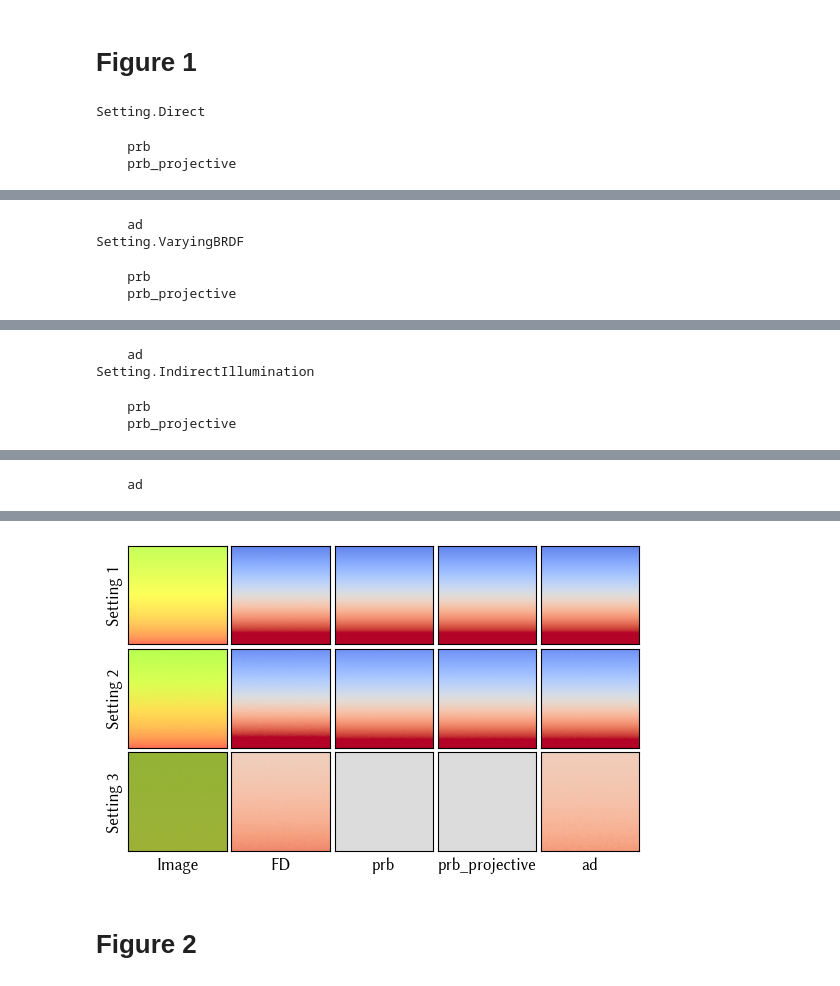
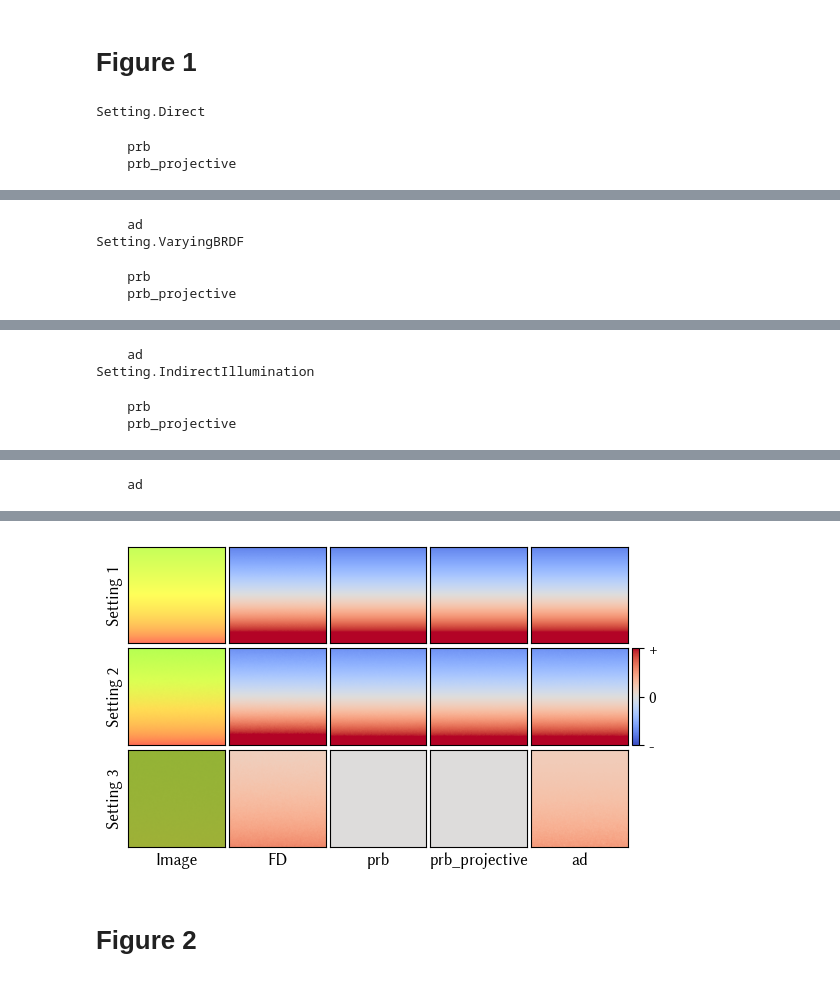
Before and after one commit to mworchel/mitsuba-missing-term, a Jupyter notebook: case_1_indirect_from_spatially_varying_emitter.ipynb, the cells around one changed output, grey strips where cells are left out. Saved outputs shown, nothing was run; the diff lists cells and outputs as text; code cells hidden in the pictures.

Commit message:
Add colorbar to Fig.1

```diff
--- a/case_1_indirect_from_spatially_varying_emitter.ipynb
+++ b/case_1_indirect_from_spatially_varying_emitter.ipynb
@@ -184,7 +184,7 @@ integrators = ["prb", "prb_projective", "ad"]
 settings    = [Setting.Direct, Setting.VaryingBRDF, Setting.IndirectIllumination] # First two settings succeed with prb_reparam
 
 data = generate_data(integrators, settings, 50**2)
-generate_figure(integrators, data, Path("output/case_1.pdf"))
+generate_figure(integrators, data, Path("output/case_1.pdf"), with_colorbar=True)
 # %% [output]
 Setting.Direct
     prb
@@ -206,4 +206,4 @@ Clipping input data to the valid range for imshow with RGB data ([0..1] for floa
-[figure, old version]
+[figure, new version]
 # %% [markdown]
 # Figure 2
 # %%
```
Also changed, not shown: parts of 1 cell of this notebook, 1 other file.
